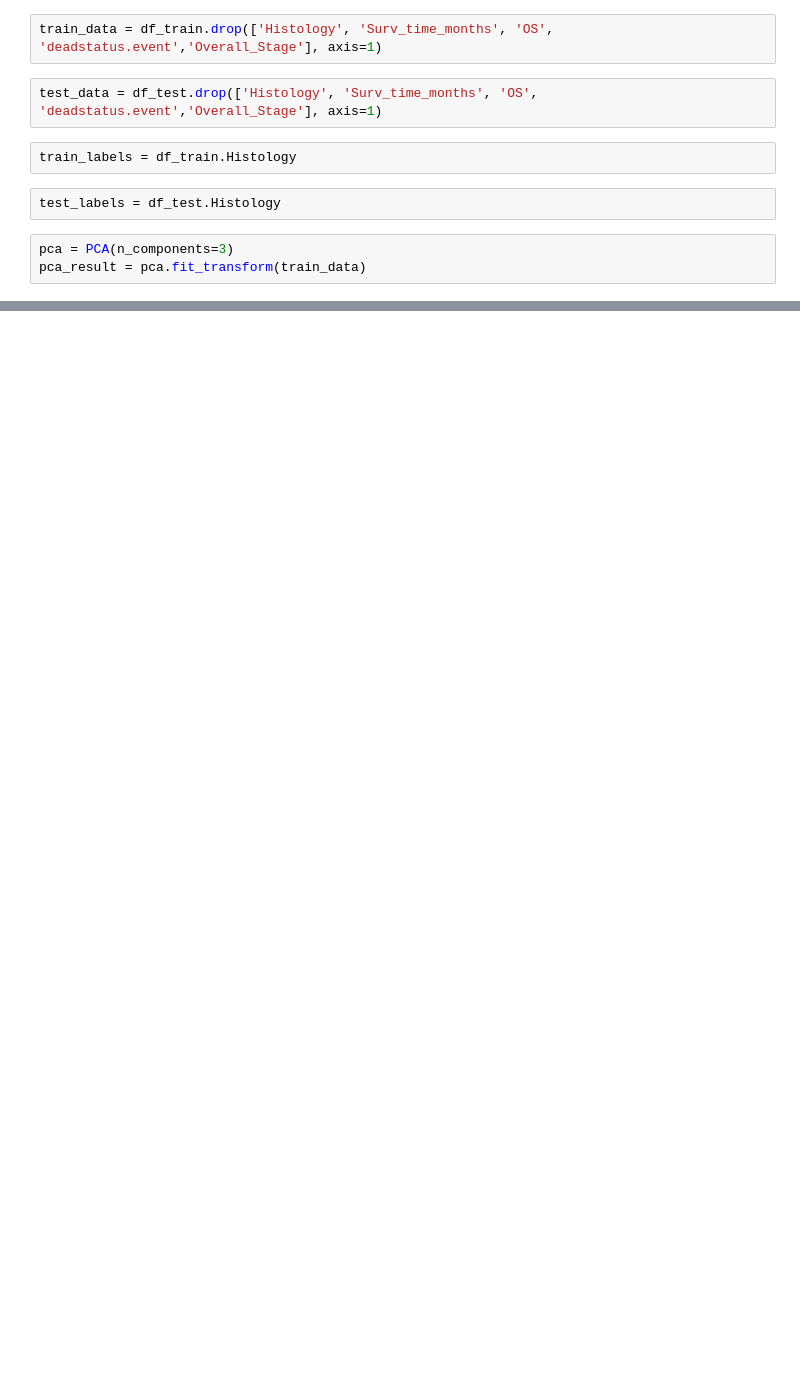
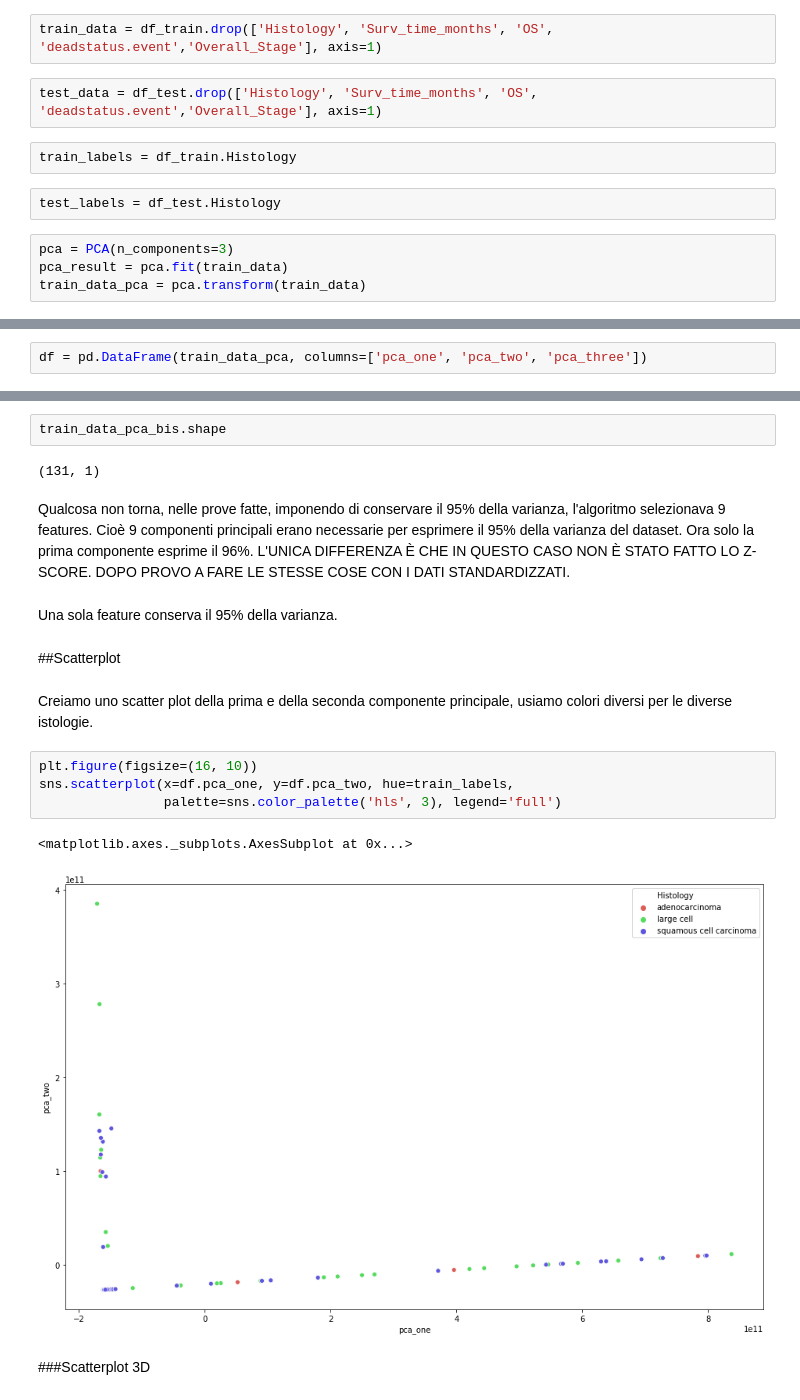
Before and after one commit to leonardoub/SCRIPT_PALERMO, a Jupyter notebook: explore_database_PA.ipynb, the cells around one changed output, grey strips where cells are left out. Saved outputs shown, nothing was run; the diff lists cells and outputs as text; blank space fills up the shorter version.

```diff
--- a/explore_database_PA.ipynb
+++ b/explore_database_PA.ipynb
@@ -370,5 +365,6 @@ train_labels = df_train.Histology
 test_labels = df_test.Histology
 # %%
 pca = PCA(n_components=3)
-pca_result = pca.fit_transform(train_data)
+pca_result = pca.fit(train_data)
+train_data_pca = pca.transform(train_data)
 # %%
@@ -377,0 +378,2 @@ pca_result.shape
+# %%
+df = pd.DataFrame(train_data_pca, columns=['pca_one', 'pca_two', 'pca_three'])
@@ -377,0 +406,22 @@ pca_result.shape
+# %%
+train_data_pca_bis.shape
+# %% [output]
+(131, 1)
+# %% [markdown]
+Qualcosa non torna, nelle prove fatte, imponendo di conservare il 95% della varianza, l'algoritmo selezionava 9 features. Cioè 9 componenti principali erano necessarie per esprimere il 95% della varianza del dataset. Ora solo la prima componente esprime il 96%. L'UNICA DIFFERENZA È CHE IN QUESTO CASO NON È STATO FATTO LO Z-SCORE.
+DOPO PROVO A FARE LE STESSE COSE CON I DATI STANDARDIZZATI.
+# %% [markdown]
+Una sola feature conserva il 95% della varianza.
+# %% [markdown]
+##Scatterplot
+# %% [markdown]
+Creiamo uno scatter plot della prima e della seconda componente principale, usiamo colori diversi per le diverse istologie.
+# %%
+plt.figure(figsize=(16, 10))
+sns.scatterplot(x=df.pca_one, y=df.pca_two, hue=train_labels,
+                palette=sns.color_palette('hls', 3), legend='full')
+# %% [output]
+<matplotlib.axes._subplots.AxesSubplot at 0x...>
+[figure, added]
+# %% [markdown]
+###Scatterplot 3D
```
Also changed, not shown: parts of 66 cells of this notebook.
